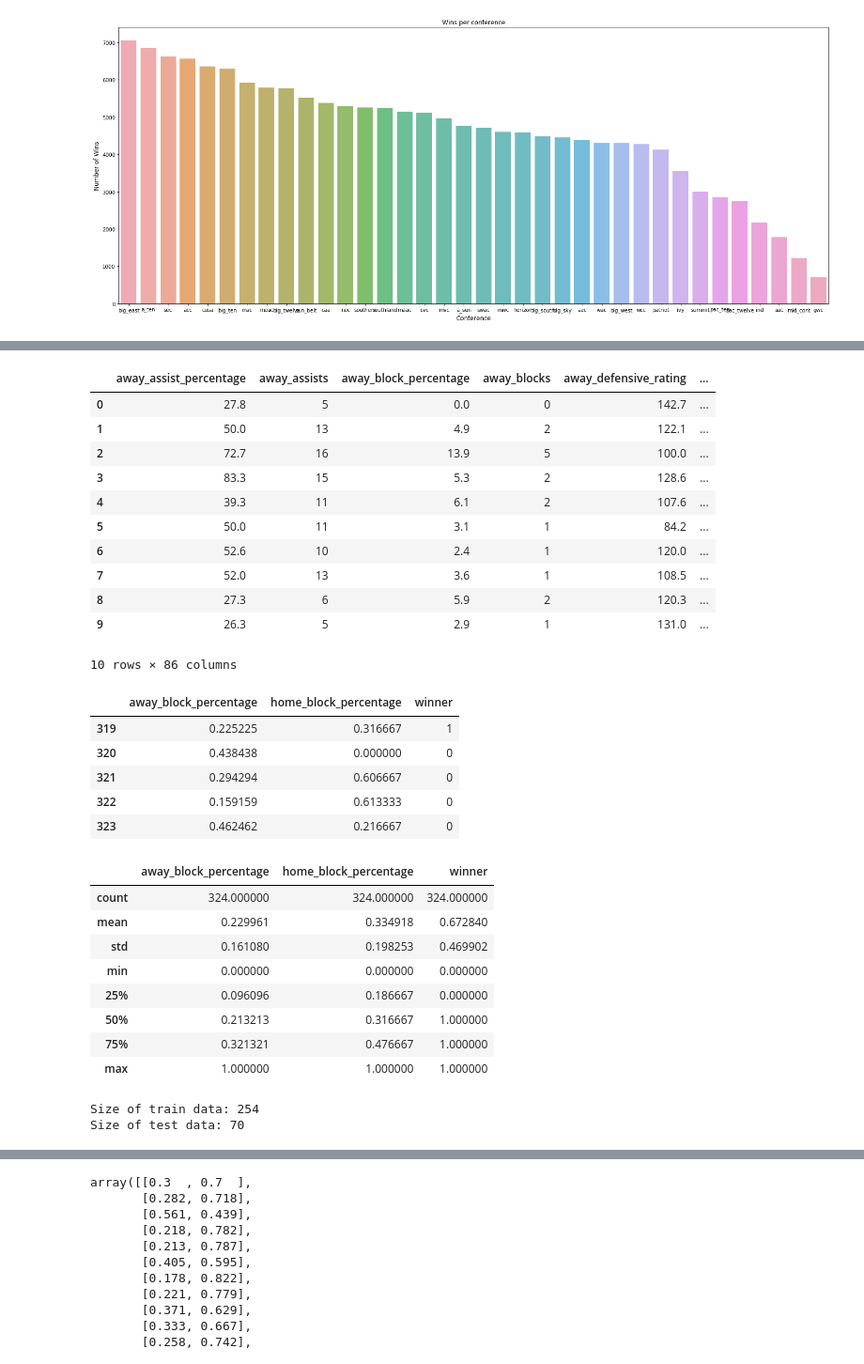
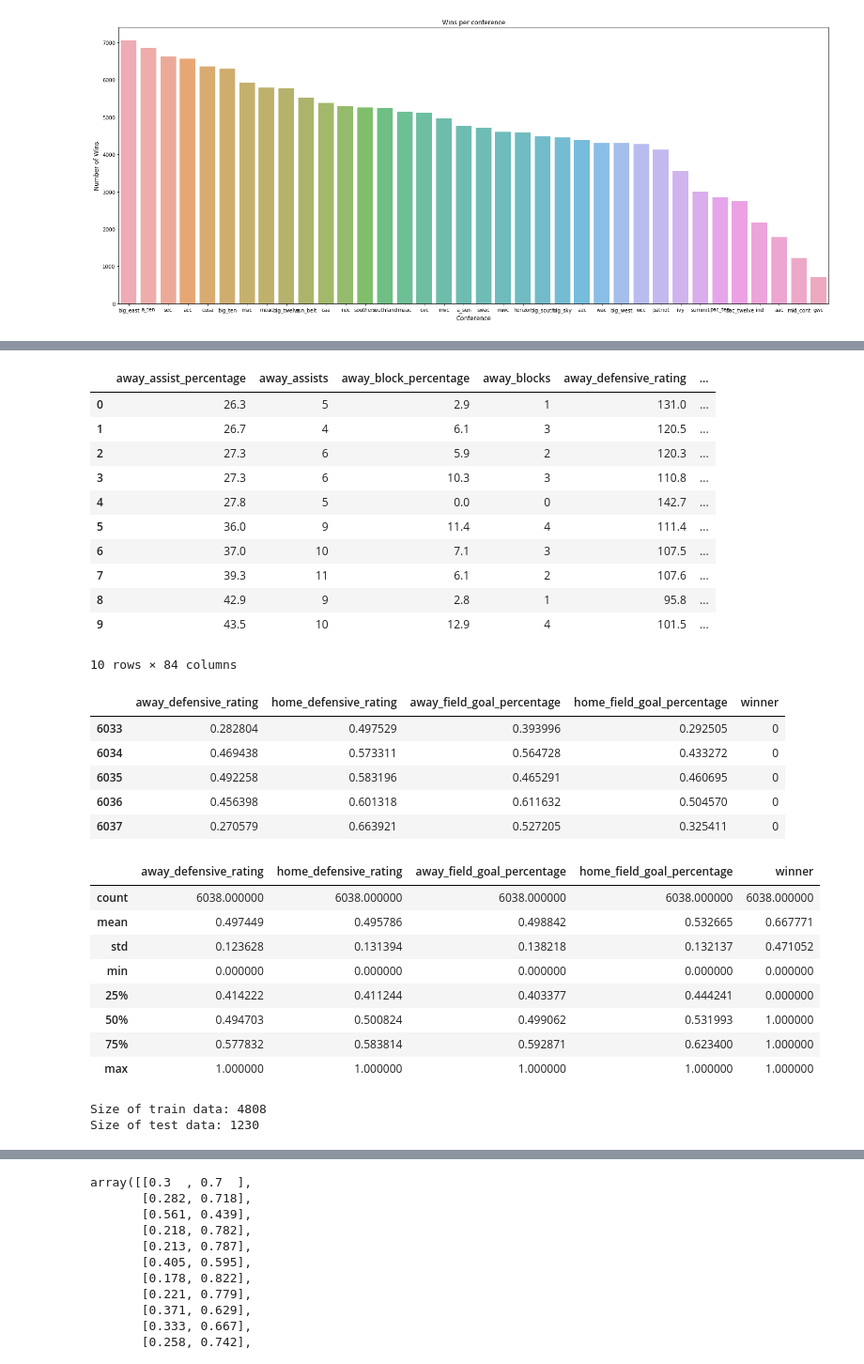
Before and after one commit to vivtalla/EECS_738_Final_Project, a Jupyter notebook: Notebooks/NeuralNetwork.ipynb, the cells around one changed output, grey strips where cells are left out. Shown: that part at 94% size. Saved outputs shown, nothing was run; the diff lists cells and outputs as text; code cells hidden in the pictures.

```diff
--- a/Notebooks/NeuralNetwork.ipynb
+++ b/Notebooks/NeuralNetwork.ipynb
@@ -65,7 +65,7 @@ plt.show()
 # %%
 df_final = df_final[df_final.season > 2000]
 df_final.head()
-df_newFinal = pd.read_csv('../Data/data-full10.csv')
+df_newFinal = pd.read_csv('../Data/data-full-good.csv')
 df_newFinal.head(10)
 # %% [output]
 |  | away_assist_percentage | away_assists | away_block_percentage | away_blocks | away_defensive_rating | ... |
@@ -92,40 +92,40 @@ df_newFinal.head(10)
 #Away = 0
 # %% [output]
 |  | away_assist_percentage | away_assists | away_block_percentage | away_blocks | away_defensive_rating | ... |
-| 0 | 27.8 | 5 | 0.0 | 0 | 142.7 | ... |
-| 1 | 50.0 | 13 | 4.9 | 2 | 122.1 | ... |
-| 2 | 72.7 | 16 | 13.9 | 5 | 100.0 | ... |
-| 3 | 83.3 | 15 | 5.3 | 2 | 128.6 | ... |
-| 4 | 39.3 | 11 | 6.1 | 2 | 107.6 | ... |
-| 5 | 50.0 | 11 | 3.1 | 1 | 84.2 | ... |
-| 6 | 52.6 | 10 | 2.4 | 1 | 120.0 | ... |
-| 7 | 52.0 | 13 | 3.6 | 1 | 108.5 | ... |
-| 8 | 27.3 | 6 | 5.9 | 2 | 120.3 | ... |
-| 9 | 26.3 | 5 | 2.9 | 1 | 131.0 | ... |
+| 0 | 26.3 | 5 | 2.9 | 1 | 131.0 | ... |
+| 1 | 26.7 | 4 | 6.1 | 3 | 120.5 | ... |
+| 2 | 27.3 | 6 | 5.9 | 2 | 120.3 | ... |
+| 3 | 27.3 | 6 | 10.3 | 3 | 110.8 | ... |
+| 4 | 27.8 | 5 | 0.0 | 0 | 142.7 | ... |
+| 5 | 36.0 | 9 | 11.4 | 4 | 111.4 | ... |
+| 6 | 37.0 | 10 | 7.1 | 3 | 107.5 | ... |
+| 7 | 39.3 | 11 | 6.1 | 2 | 107.6 | ... |
+| 8 | 42.9 | 9 | 2.8 | 1 | 95.8 | ... |
+| 9 | 43.5 | 10 | 12.9 | 4 | 101.5 | ... |
-10 rows × 86 columns
+10 rows × 84 columns
 # %%
-normalized_data = df_newFinal[['away_block_percentage', 'home_block_percentage']].apply(lambda z: (z - z.min()) / (z.max() - z.min()))
+normalized_data = df_newFinal[['away_defensive_rating', 'home_defensive_rating', 'away_field_goal_percentage', 'home_field_goal_percentage']].apply(lambda z: (z - z.min()) / (z.max() - z.min()))
 normalized_data['winner'] = df_newFinal['winner']
 normalized_data.tail(5)
 # %% [output]
-|  | away_block_percentage | home_block_percentage | winner |
-| 319 | 0.225225 | 0.316667 | 1 |
-| 320 | 0.438438 | 0.000000 | 0 |
-| 321 | 0.294294 | 0.606667 | 0 |
-| 322 | 0.159159 | 0.613333 | 0 |
-| 323 | 0.462462 | 0.216667 | 0 |
+|  | away_defensive_rating | home_defensive_rating | away_field_goal_percentage | home_field_goal_percentage | winner |
+| 6033 | 0.282804 | 0.497529 | 0.393996 | 0.292505 | 0 |
+| 6034 | 0.469438 | 0.573311 | 0.564728 | 0.433272 | 0 |
+| 6035 | 0.492258 | 0.583196 | 0.465291 | 0.460695 | 0 |
+| 6036 | 0.456398 | 0.601318 | 0.611632 | 0.504570 | 0 |
+| 6037 | 0.270579 | 0.663921 | 0.527205 | 0.325411 | 0 |
 # %%
 normalized_data.describe()
 # %% [output]
-|  | away_block_percentage | home_block_percentage | winner |
-| count | 324.000000 | 324.000000 | 324.000000 |
-| mean | 0.229961 | 0.334918 | 0.672840 |
-| std | 0.161080 | 0.198253 | 0.469902 |
-| min | 0.000000 | 0.000000 | 0.000000 |
-| 25% | 0.096096 | 0.186667 | 0.000000 |
-| 50% | 0.213213 | 0.316667 | 1.000000 |
-| 75% | 0.321321 | 0.476667 | 1.000000 |
-| max | 1.000000 | 1.000000 | 1.000000 |
+|  | away_defensive_rating | home_defensive_rating | away_field_goal_percentage | home_field_goal_percentage | winner |
+| count | 6038.000000 | 6038.000000 | 6038.000000 | 6038.000000 | 6038.000000 |
+| mean | 0.497449 | 0.495786 | 0.498842 | 0.532665 | 0.667771 |
+| std | 0.123628 | 0.131394 | 0.138218 | 0.132137 | 0.471052 |
+| min | 0.000000 | 0.000000 | 0.000000 | 0.000000 | 0.000000 |
+| 25% | 0.414222 | 0.411244 | 0.403377 | 0.444241 | 0.000000 |
+| 50% | 0.494703 | 0.500824 | 0.499062 | 0.531993 | 1.000000 |
+| 75% | 0.577832 | 0.583814 | 0.592871 | 0.623400 | 1.000000 |
+| max | 1.000000 | 1.000000 | 1.000000 | 1.000000 | 1.000000 |
 # %%
 #splitting into train and test datasets using numpy's randn
 msk = np.random.rand(len(normalized_data)) < 0.8
@@ -134,6 +134,6 @@ test = normalized_data[~msk]
 print('Size of train data:', len(train))
 print('Size of test data:', len(test))
 # %% [output]
-Size of train data: 254
-Size of test data: 70
+Size of train data: 4808
+Size of test data: 1230
 # %%
```
Also changed, not shown: parts of 5 cells of this notebook, 1 other file.
